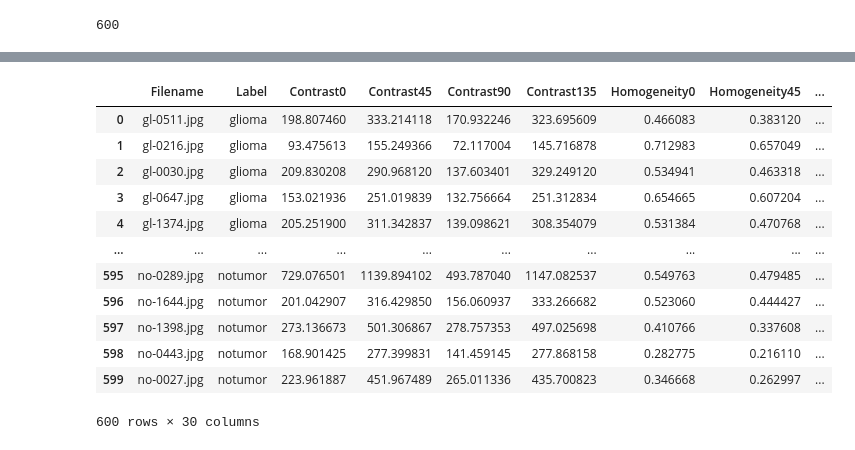
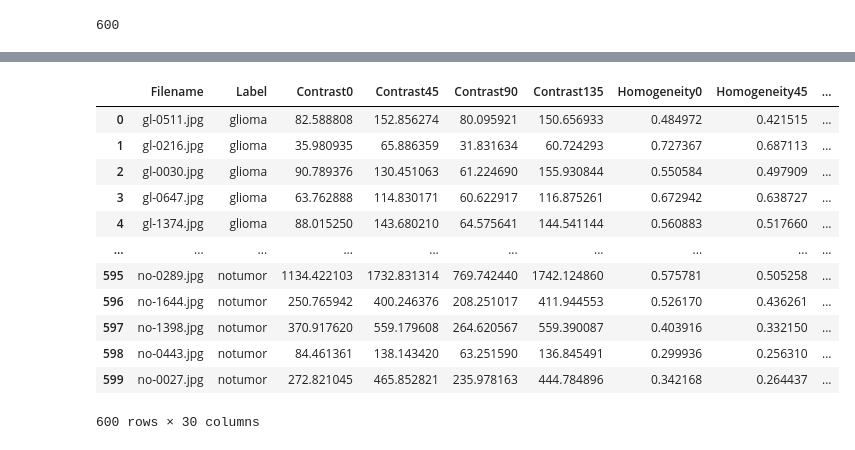
Before and after one commit to tegarpng/Projek-Kelompok-29, a Jupyter notebook: Percobaan2.ipynb, the cells around one changed output, grey strips where cells are left out. Saved outputs shown, nothing was run; the diff lists cells and outputs as text; code cells hidden in the pictures.

```diff
--- a/Percobaan2.ipynb
+++ b/Percobaan2.ipynb
@@ -141,0 +48,30 @@ Data setelah augmentasi:  1800
+# %%
+data = []
+labels = []
+file_name = []
+
+# Batasi 300 gambar per folder agar pengerjaan cepat & seimbang
+class_counters = {'Brain Tumor': 0, 'Healthy': 0, 'glioma': 0, 'notumor': 0}
+dataset_path = "brain-tumor-mri-data"
+
+for root, dirs, files in os.walk(dataset_path):
+    folder_aktif = os.path.basename(root)
+    if folder_aktif in ['Brain Tumor', 'Healthy', 'glioma', 'notumor']:
+        for filename in files:
+            if class_counters[folder_aktif] >= 300:
+                break
+            if filename.lower().endswith(('.png', '.jpg', '.jpeg')):
+                img_path = os.path.join(root, filename)
+                img = cv.imread(img_path)
+                if img is not None:
+
+                    img_gray = cv.cvtColor(img, cv.COLOR_BGR2GRAY)
+
+                    data.append(img_gray)
+                    labels.append(folder_aktif)
+                    file_name.append(filename)
+                    class_counters[folder_aktif] += 1
+
+data = np.array(data, dtype=object)
+labels = np.array(labels)
+print(f"Sukses membaca data mentah! Total data awal: {len(data)} gambar.")
@@ -150,4 +108,4 @@ def median(image, rowkernel, columnkernel):
             submatrix = image_pad[i-row:i+row+1, j-column:j+column+1]
             result[i-row, j-column] = np.median(submatrix)
 
-    return result
+    return result.astype(np.uint8)
@@ -180,6 +112,6 @@ def ekualisasi(citra):
 # %%
 def percobaan1(img):
-    clahe = cv2.createCLAHE(
+    clahe = cv.createCLAHE(
     clipLimit=2.0,
     tileGridSize=(8,8))
 
@@ -187,13 +119,13 @@ def percobaan1(img):
     img_equal = median(equalized, 3, 3)
     return img_equal
 
-dataPreprocessed = [percobaan1(img) for img in X_data]
+dataPreprocessed = [percobaan1(img) for img in data]
 
-unique_labels = sorted(set(y_labels))
+unique_labels = sorted(set(labels))
 
 for label in unique_labels:
     # Ambil semua indeks gambar dari label ini
-    idxs = [j for j, l in enumerate(y_labels) if l == label]
+    idxs = [j for j, l in enumerate(labels) if l == label]
 
     # Buat grid 7x12 (cukup untuk 84 gambar, 7*12 = 84)
     fig, axs = plt.subplots(4, 6, figsize=(12, 8))
@@ -351,38 +283,38 @@ for i in range(len(dataPreprocessed)):
     energy90.append(ER90)
     energy135.append(ER135)
 # %%
-dataTable = {'Filename': file_name, 'Label': y_labels,
+dataTable = {'Filename': file_name, 'Label': labels,
         'Contrast0': Kontras0, 'Contrast45': Kontras45, 'Contrast90': Kontras90, 'Contrast135': Kontras135,
         'Homogeneity0': homogenity0, 'Homogeneity45': homogenity45, 'Homogeneity90': homogenity90, 'Homogeneity135': homogenity135,
         'Dissimilarity0': dissimilarity0, 'Dissimilarity45': dissimilarity45, 'Dissimilarity90': dissimilarity90, 'Dissimilarity135': dissimilarity135,
         'Entropy0': entropy0, 'Entropy45': entropy45, 'Entropy90': entropy90, 'Entropy135': entropy135,
         'ASM0': ASM0, 'ASM45': ASM45, 'ASM90': ASM90, 'ASM135': ASM135,
         'Energy0': energy0, 'Energy45': energy45, 'Energy90': energy90, 'Energy135': energy135,
         'Correlation0': correlation0, 'Correlation45': correlation45, 'Correlation90': correlation90, 'Correlation135': correlation135,
         }
 df = pd.DataFrame(dataTable)
 df.to_csv('hasil_ekstraksi_2.csv', index=False)
 
 hasilEkstrak = pd.read_csv('hasil_ekstraksi_2.csv')
 from google.colab import files
 files.download('hasil_ekstraksi_2.csv')
 
 display(hasilEkstrak)
 # %% [output]
 [interactive output not drawn]
 [interactive output not drawn]
 |  | Filename | Label | Contrast0 | Contrast45 | Contrast90 | Contrast135 | Homogeneity0 | Homogeneity45 | ... |
-| 0 | gl-0511.jpg | glioma | 198.807460 | 333.214118 | 170.932246 | 323.695609 | 0.466083 | 0.383120 | ... |
-| 1 | gl-0216.jpg | glioma | 93.475613 | 155.249366 | 72.117004 | 145.716878 | 0.712983 | 0.657049 | ... |
-| 2 | gl-0030.jpg | glioma | 209.830208 | 290.968120 | 137.603401 | 329.249120 | 0.534941 | 0.463318 | ... |
-| 3 | gl-0647.jpg | glioma | 153.021936 | 251.019839 | 132.756664 | 251.312834 | 0.654665 | 0.607204 | ... |
-| 4 | gl-1374.jpg | glioma | 205.251900 | 311.342837 | 139.098621 | 308.354079 | 0.531384 | 0.470768 | ... |
+| 0 | gl-0511.jpg | glioma | 82.588808 | 152.856274 | 80.095921 | 150.656933 | 0.484972 | 0.421515 | ... |
+| 1 | gl-0216.jpg | glioma | 35.980935 | 65.886359 | 31.831634 | 60.724293 | 0.727367 | 0.687113 | ... |
+| 2 | gl-0030.jpg | glioma | 90.789376 | 130.451063 | 61.224690 | 155.930844 | 0.550584 | 0.497909 | ... |
+| 3 | gl-0647.jpg | glioma | 63.762888 | 114.830171 | 60.622917 | 116.875261 | 0.672942 | 0.638727 | ... |
+| 4 | gl-1374.jpg | glioma | 88.015250 | 143.680210 | 64.575641 | 144.541144 | 0.560883 | 0.517660 | ... |
 | ... | ... | ... | ... | ... | ... | ... | ... | ... | ... |
-| 595 | no-0289.jpg | notumor | 729.076501 | 1139.894102 | 493.787040 | 1147.082537 | 0.549763 | 0.479485 | ... |
-| 596 | no-1644.jpg | notumor | 201.042907 | 316.429850 | 156.060937 | 333.266682 | 0.523060 | 0.444427 | ... |
-| 597 | no-1398.jpg | notumor | 273.136673 | 501.306867 | 278.757353 | 497.025698 | 0.410766 | 0.337608 | ... |
-| 598 | no-0443.jpg | notumor | 168.901425 | 277.399831 | 141.459145 | 277.868158 | 0.282775 | 0.216110 | ... |
-| 599 | no-0027.jpg | notumor | 223.961887 | 451.967489 | 265.011336 | 435.700823 | 0.346668 | 0.262997 | ... |
+| 595 | no-0289.jpg | notumor | 1134.422103 | 1732.831314 | 769.742440 | 1742.124860 | 0.575781 | 0.505258 | ... |
+| 596 | no-1644.jpg | notumor | 250.765942 | 400.246376 | 208.251017 | 411.944553 | 0.526170 | 0.436261 | ... |
+| 597 | no-1398.jpg | notumor | 370.917620 | 559.179608 | 264.620567 | 559.390087 | 0.403916 | 0.332150 | ... |
+| 598 | no-0443.jpg | notumor | 84.461361 | 138.143420 | 63.251590 | 136.845491 | 0.299936 | 0.256310 | ... |
+| 599 | no-0027.jpg | notumor | 272.821045 | 465.852821 | 235.978163 | 444.784896 | 0.342168 | 0.264437 | ... |
 600 rows × 30 columns
 # %%
 correlation = hasilEkstrak.drop(columns=['Label','Filename']).corr()
```
Also changed, not shown: parts of 15 cells of this notebook.
